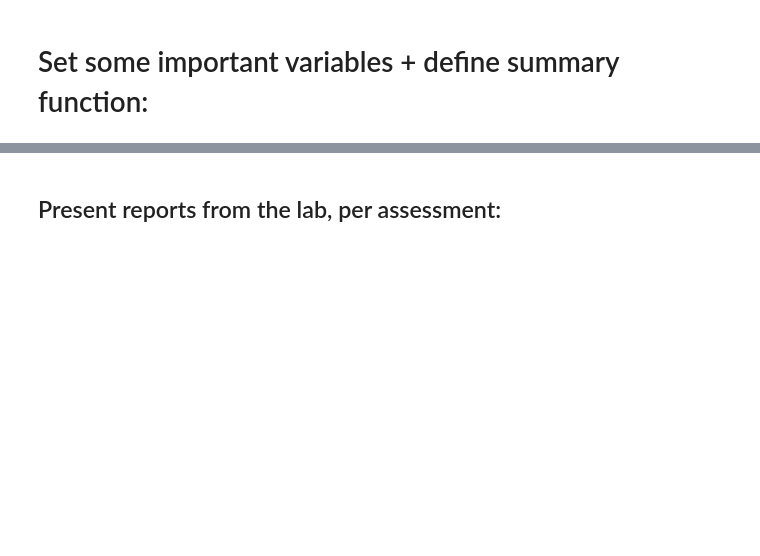
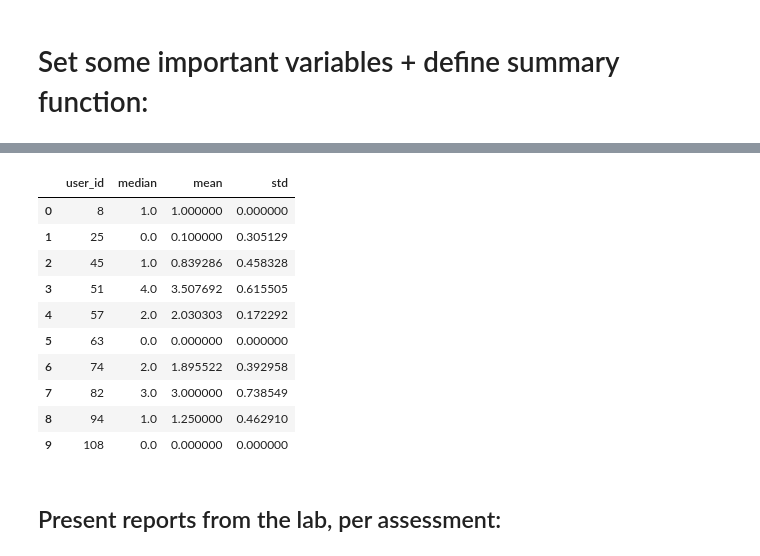
Before and after one commit to ShaniSarusi/DS-rep, a Jupyter notebook: Teva/data_statistical_inspection.ipynb, the cells around one changed output, grey strips where cells are left out. Saved outputs shown, nothing was run; the diff lists cells and outputs as text; code cells hidden in the pictures; blank space fills up the shorter version.

```diff
--- a/Teva/data_statistical_inspection.ipynb
+++ b/Teva/data_statistical_inspection.ipynb
@@ -121,3 +177,17 @@ def plot_statistics_distribution(df, assessment_id, user_id, target_variable,
+# %%
+per_user_stats.head(15)
+# %% [output]
+|  | user_id | median | mean | std |
+| 0 | 8 | 1.0 | 1.000000 | 0.000000 |
+| 1 | 25 | 0.0 | 0.100000 | 0.305129 |
+| 2 | 45 | 1.0 | 0.839286 | 0.458328 |
+| 3 | 51 | 4.0 | 3.507692 | 0.615505 |
+| 4 | 57 | 2.0 | 2.030303 | 0.172292 |
+| 5 | 63 | 0.0 | 0.000000 | 0.000000 |
+| 6 | 74 | 2.0 | 1.895522 | 0.392958 |
+| 7 | 82 | 3.0 | 3.000000 | 0.738549 |
+| 8 | 94 | 1.0 | 1.250000 | 0.462910 |
+| 9 | 108 | 0.0 | 0.000000 | 0.000000 |
 # %% [markdown]
 ## Present reports from the lab, per assessment:
 # %%
```
Also changed, not shown: parts of 11 cells of this notebook, 1 other file.
